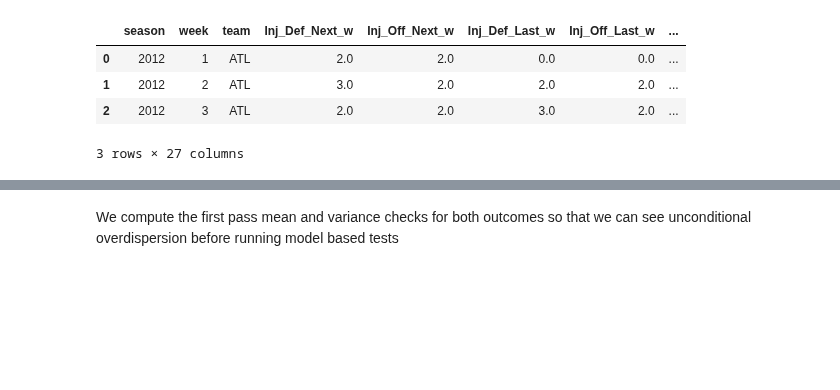
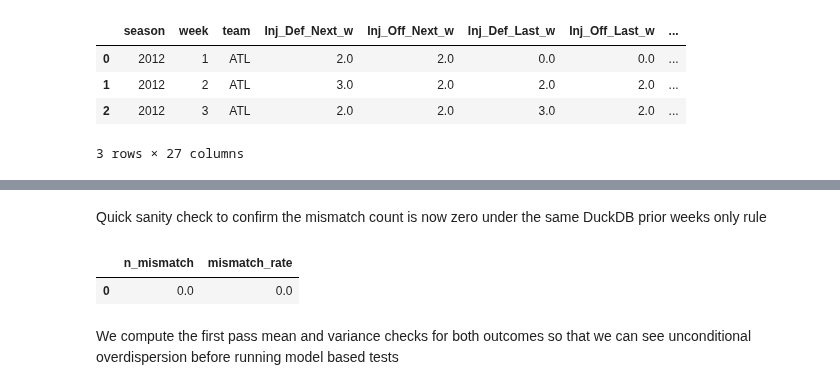
Before and after one commit to SiddharthKorukonda/2025-26-NFLPA-Data-Analytics-Case-Competition, a Jupyter notebook: notebooks/16_check_overdispersion_choose_poisson_or_nb.ipynb, the cells around one changed output, grey strips where cells are left out. Cells and saved outputs as stored; diff of their text form; code cells hidden in the pictures; blank space fills up the shorter version.

```diff
--- a/notebooks/16_check_overdispersion_choose_poisson_or_nb.ipynb
+++ b/notebooks/16_check_overdispersion_choose_poisson_or_nb.ipynb
@@ -269,3 +391,55 @@ wrote duckdb table step16_modeling_frame
+# %% [markdown]
+Quick sanity check to confirm the mismatch count is now zero under the same DuckDB prior weeks only rule
+# %%
+mismatch = con.execute("""
+WITH base AS (
+  SELECT
+    season,
+    week,
+    team,
+    load_nonscore,
+    ST_Shock_NonScore_w AS shock_patched,
+    AVG(load_nonscore) OVER (
+      PARTITION BY season, team
+      ORDER BY week
+      ROWS BETWEEN UNBOUNDED PRECEDING AND 1 PRECEDING
+    ) AS mean_prior,
+    STDDEV_SAMP(load_nonscore) OVER (
+      PARTITION BY season, team
+      ORDER BY week
+      ROWS BETWEEN UNBOUNDED PRECEDING AND 1 PRECEDING
+    ) AS sd_prior
+  FROM step16_modeling_frame_nolookahead
+),
+calc AS (
+  SELECT
+    *,
+    CASE
+      WHEN sd_prior IS NULL OR sd_prior = 0 THEN NULL
+      ELSE (load_nonscore - mean_prior) / sd_prior
+    END AS z_prior
+  FROM base
+),
+final AS (
+  SELECT
+    *,
+    CASE
+      WHEN z_prior IS NULL THEN 0
+      WHEN z_prior >= 1 THEN 1
+      ELSE 0
+    END AS shock_prior_only
+  FROM calc
+)
+SELECT
+  SUM(CASE WHEN shock_patched != shock_prior_only THEN 1 ELSE 0 END) AS n_mismatch,
+  CAST(SUM(CASE WHEN shock_patched != shock_prior_only THEN 1 ELSE 0 END) AS DOUBLE) / COUNT(*) AS mismatch_rate
+FROM final
+""").df()
+
+mismatch
+# %% [output]
+|  | n_mismatch | mismatch_rate |
+| 0 | 0.0 | 0.0 |
 # %% [markdown]
 We compute the first pass mean and variance checks for both outcomes so that we can see unconditional overdispersion before running model based tests
 # %%
```
Also changed, not shown: parts of 14 cells of this notebook.
